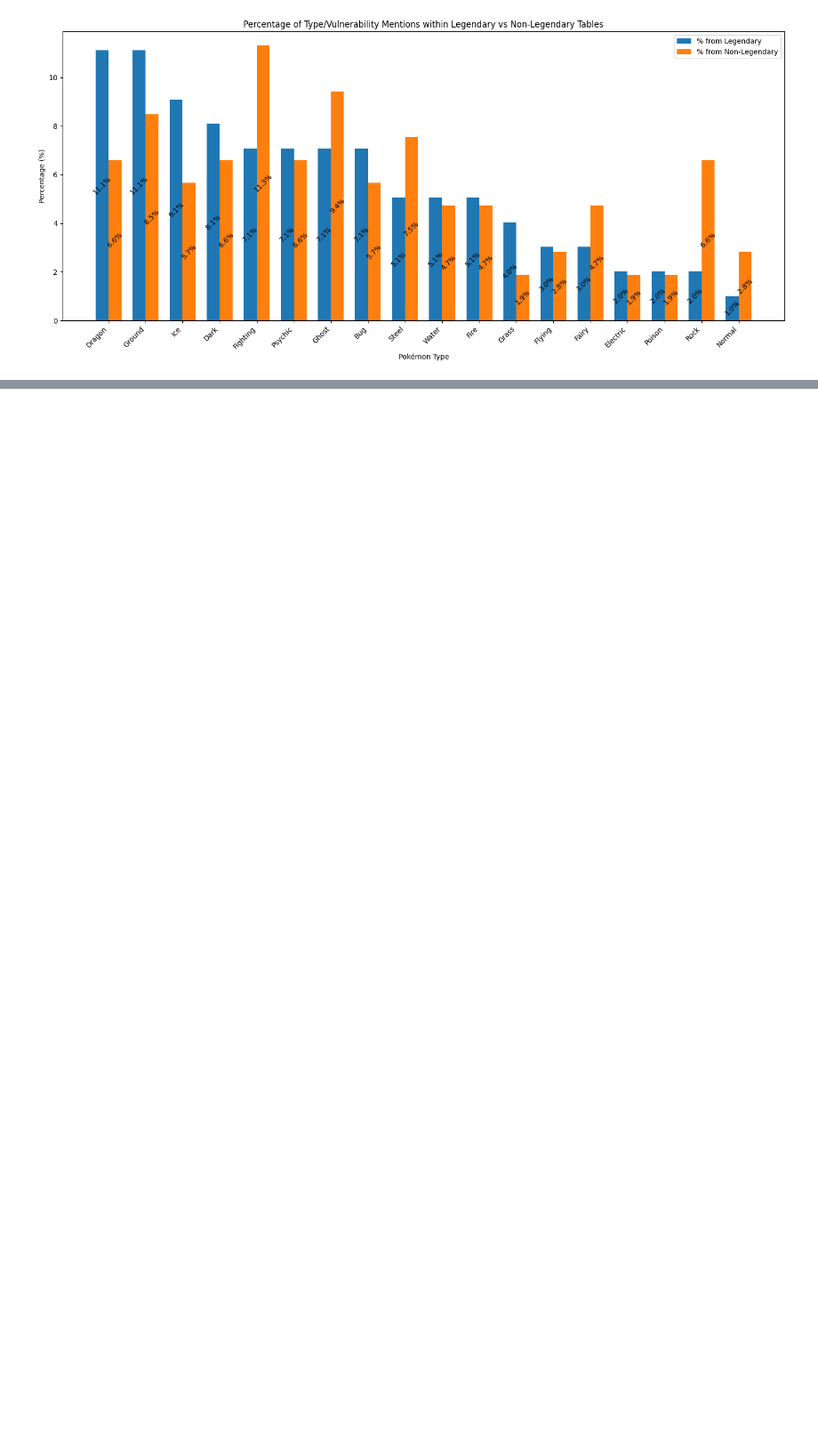
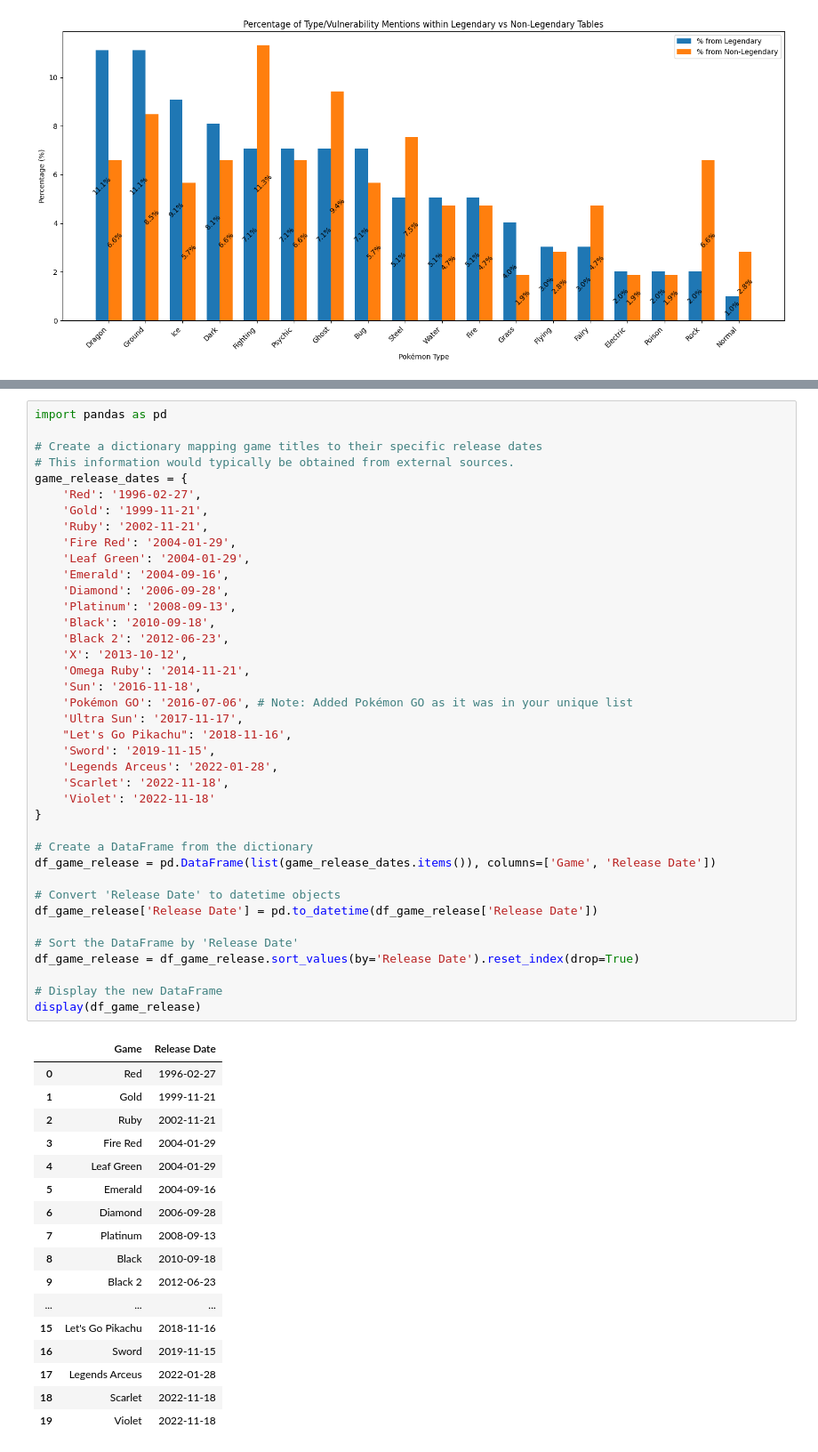
Before and after one commit to Aloncohen41/Pokemon-Model, a Jupyter notebook: Pokemon.ipynb, the cells around one changed output, grey strips where cells are left out. Shown at 89% size. Drawn from its saved outputs; the diff is of its cells as text; blank space fills up the shorter version.

```diff
--- a/Pokemon.ipynb
+++ b/Pokemon.ipynb
@@ -735,0 +771,57 @@ This indicates that while some types consistently perform well regardless of Leg
+# %%
+import pandas as pd
+
+# Create a dictionary mapping game titles to their specific release dates
+# This information would typically be obtained from external sources.
+game_release_dates = {
+    'Red': '1996-02-27',
+    'Gold': '1999-11-21',
+    'Ruby': '2002-11-21',
+    'Fire Red': '2004-01-29',
+    'Leaf Green': '2004-01-29',
+    'Emerald': '2004-09-16',
+    'Diamond': '2006-09-28',
+    'Platinum': '2008-09-13',
+    'Black': '2010-09-18',
+    'Black 2': '2012-06-23',
+    'X': '2013-10-12',
+    'Omega Ruby': '2014-11-21',
+    'Sun': '2016-11-18',
+    'Pokémon GO': '2016-07-06', # Note: Added Pokémon GO as it was in your unique list
+    'Ultra Sun': '2017-11-17',
+    "Let's Go Pikachu": '2018-11-16',
+    'Sword': '2019-11-15',
+    'Legends Arceus': '2022-01-28',
+    'Scarlet': '2022-11-18',
+    'Violet': '2022-11-18'
+}
+
+# Create a DataFrame from the dictionary
+df_game_release = pd.DataFrame(list(game_release_dates.items()), columns=['Game', 'Release Date'])
+
+# Convert 'Release Date' to datetime objects
+df_game_release['Release Date'] = pd.to_datetime(df_game_release['Release Date'])
+
+# Sort the DataFrame by 'Release Date'
+df_game_release = df_game_release.sort_values(by='Release Date').reset_index(drop=True)
+
+# Display the new DataFrame
+display(df_game_release)
+# %% [output]
+|  | Game | Release Date |
+| 0 | Red | 1996-02-27 |
+| 1 | Gold | 1999-11-21 |
+| 2 | Ruby | 2002-11-21 |
+| 3 | Fire Red | 2004-01-29 |
+| 4 | Leaf Green | 2004-01-29 |
+| 5 | Emerald | 2004-09-16 |
+| 6 | Diamond | 2006-09-28 |
+| 7 | Platinum | 2008-09-13 |
+| 8 | Black | 2010-09-18 |
+| 9 | Black 2 | 2012-06-23 |
+| ... | ... | ... |
+| 15 | Let's Go Pikachu | 2018-11-16 |
+| 16 | Sword | 2019-11-15 |
+| 17 | Legends Arceus | 2022-01-28 |
+| 18 | Scarlet | 2022-11-18 |
+| 19 | Violet | 2022-11-18 |
```
Also changed, not shown: parts of 11 cells of this notebook.
